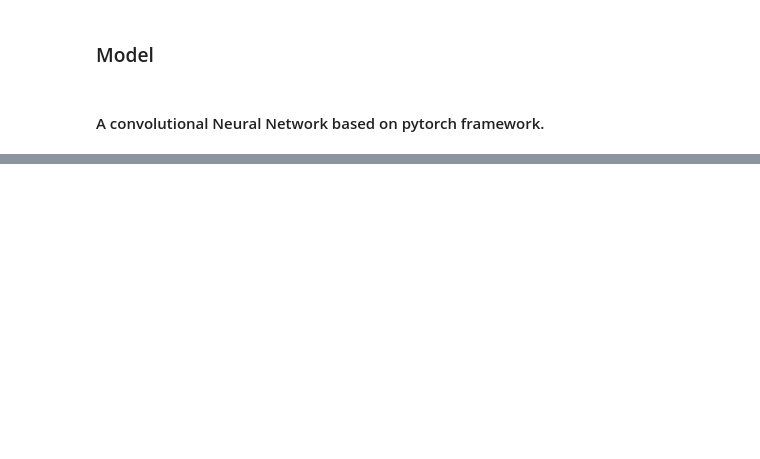
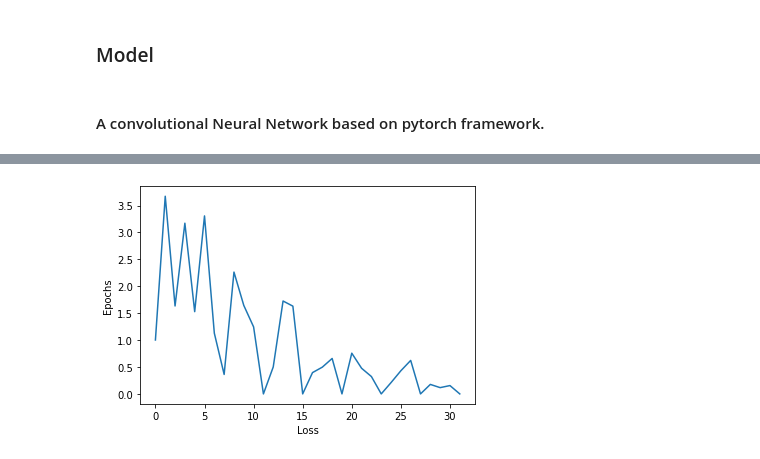
Before and after one commit to Techseeker-404/ComputerVision-Pytorch-OpenCV2, a Jupyter notebook: brain.ipynb, the cells around one changed output, grey strips where cells are left out. Saved outputs shown, nothing was run; the diff lists cells and outputs as text; code cells hidden in the pictures; blank space fills up the shorter version.

```diff
--- a/brain.ipynb
+++ b/brain.ipynb
@@ -311,0 +322,11 @@ AttributeError: module 'torch.functional' has no attribute 'relu'
+# %%
+#parameters(user defined)
+in_channels = 3
+num_classes = 2
+learning_rate = 0.001
+BATCH_SIZE = 64
+EPOCHS = 8
+# %%
+# Loss and Loss_function criterion
+loss_function = nn.CrossEntropyLoss()   #As we are using cross entropy loss we dont have to use Softmax at the end
+optimizer = optim.Adam(model.parameters(),lr=learning_rate)
@@ -311,0 +335,27 @@ AttributeError: module 'torch.functional' has no attribute 'relu'
+# %%
+# For that we need to convert our train and test set data labels to torch tensors
+X_train = torch.tensor(X_train)
+X_train = X_train.permute(0,3,2,1)  ## VERY ESSENTIAL AS TORCH EXPECTS INPUT TO BE IN THE CHANNEL FIRST MANNER AS LIKE
+y_train = torch.tensor(y_train)             ## LIBTORCH
+X_test = torch.tensor(X_test)
+X_test = X_test.permute(0,3,2,1)
+y_test = torch.tensor(y_test)
+# %%
+#ACTUAL TRAINING
+final_losses = []
+for epoch in range(EPOCHS):# here as we have already seperated Features and labels ,we have to
+    for i in range(0,len(X_train),BATCH_SIZE):# Initiate a for loop which steps or iter train data by the steps of
+        #print(i,i+BATCH_SIZE)             #our user Defined BATCH_SIZE ,else if data is coming as a single unit,
+                                            #Then we can use inbuilt torch "Dataloader" and enumerate data and labels using a single for loop
+        X_train_batch = X_train[i : i+BATCH_SIZE].to(device=device) #converting data into "CUDA" or device standards
+        y_train_batch = y_train[i : i+BATCH_SIZE].to(device=device)
+        #Forward pass
+        y_pred_outs = model(X_train_batch.float())  #should be converted to float otherwise it will throw a RUNTIME error of expecting DOUBLE
+        loss = loss_function(y_pred_outs,y_train_batch.long())
+        final_losses.append(loss)
+        if epoch % 2 ==1:
+            print("Epoch number:{} and loss:{}".format(epoch,loss.item()))
+        #backward propagation
+        optimizer.zero_grad()   #zero setting all the accumulated gradients
+        loss.backward()
+        optimizer.step()
@@ -311,0 +379,8 @@ AttributeError: module 'torch.functional' has no attribute 'relu'
+# %%
+#plotting the loss value as 60 epochs runs for 4 batches it will be eventually 240
+plt.plot(range(32),final_losses)
+plt.xlabel('Loss')
+plt.ylabel("Epochs")
+plt.show()
+# %% [output]
+[figure, added]
```
Also changed, not shown: parts of 25 cells of this notebook.
